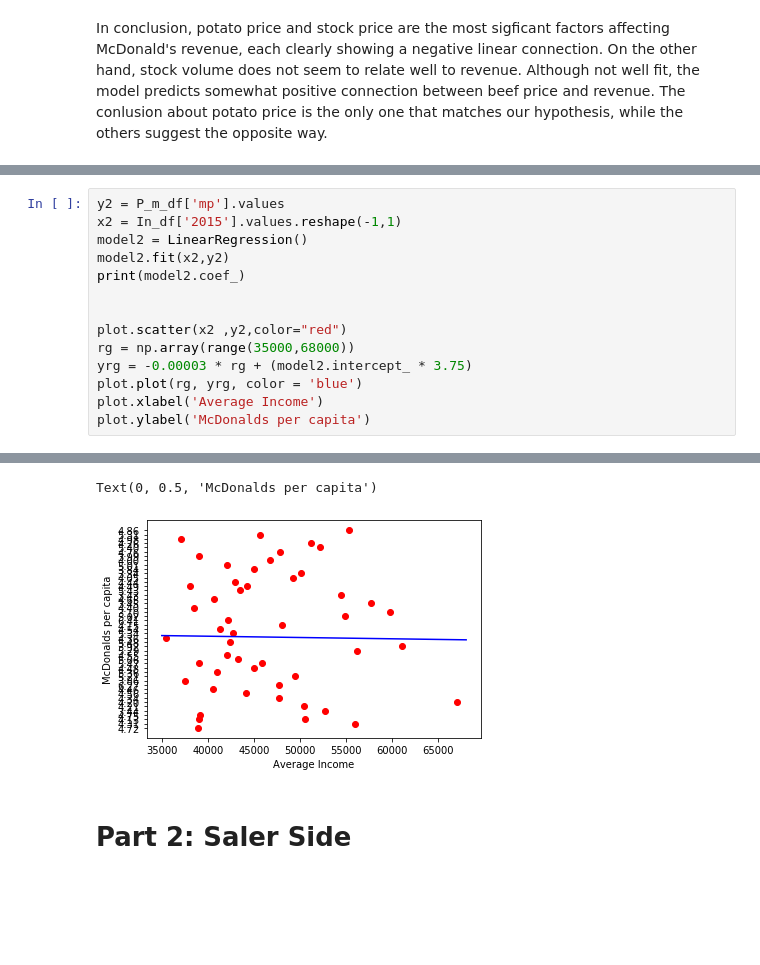
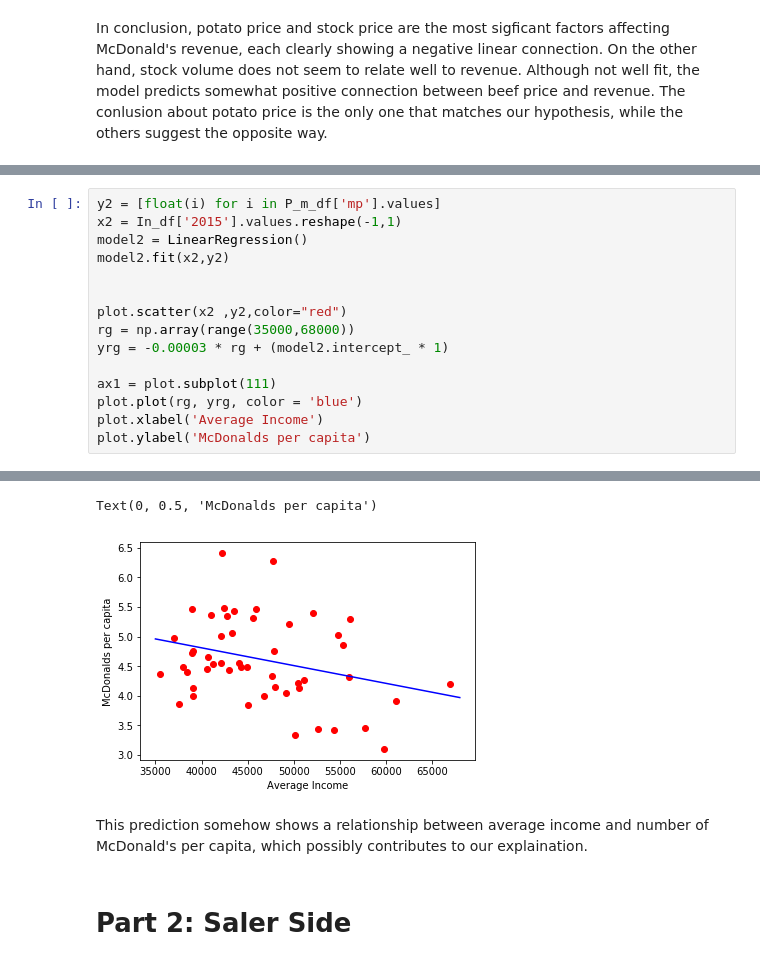
Before and after one commit to yat018/COGS108-Team-Pepperoni, a Jupyter notebook: FInalFinalProject.ipynb, the cells around one changed output, grey strips where cells are left out. Saved outputs shown, nothing was run; the diff lists cells and outputs as text; blank space fills up the shorter version.

Commit message:
fix model

```diff
--- a/FInalFinalProject.ipynb
+++ b/FInalFinalProject.ipynb
@@ -399,14 +401,15 @@ The conlusion about potato price is the only one that matches our hypothesis, wh
 # %%
-y2 = P_m_df['mp'].values
+y2 = [float(i) for i in P_m_df['mp'].values]
 x2 = In_df['2015'].values.reshape(-1,1)
 model2 = LinearRegression()
 model2.fit(x2,y2)
-print(model2.coef_)
 
 
 plot.scatter(x2 ,y2,color="red")
 rg = np.array(range(35000,68000))
-yrg = -0.00003 * rg + (model2.intercept_ * 3.75)
+yrg = -0.00003 * rg + (model2.intercept_ * 1)
+
+ax1 = plot.subplot(111)
 plot.plot(rg, yrg, color = 'blue')
 plot.xlabel('Average Income')
 plot.ylabel('McDonalds per capita')
@@ -415,5 +419,7 @@ plot.ylabel('McDonalds per capita')
 Text(0, 0.5, 'McDonalds per capita')
-[figure, old version]
+[figure, new version]
+# %% [markdown]
+This prediction somehow shows a relationship between average income and number of McDonald's per capita, which possibly contributes to our explaination.
 # %% [markdown]
 # Part 2: Saler Side
 # %% [markdown]
```
Also changed, not shown: parts of 30 cells of this notebook.
